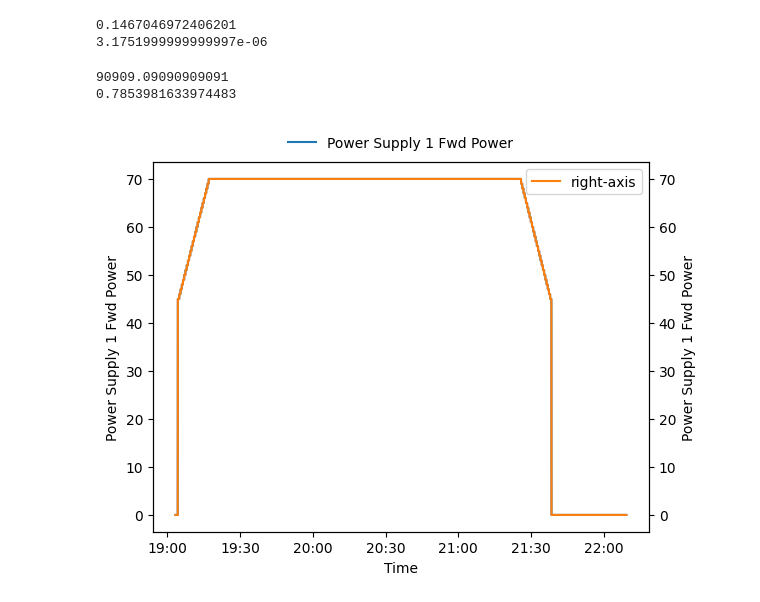
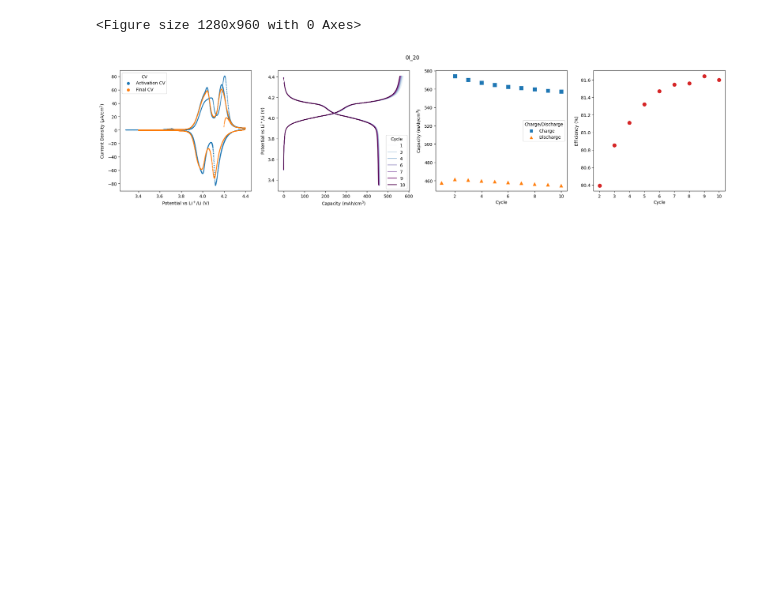
Before and after one commit to ridcil/Code, a Jupyter notebook: sketch.ipynb, the cells around one changed output. Cells and saved outputs as stored; diff of their text form; code cells hidden in the pictures; blank space fills up the shorter version.

```diff
--- a/sketch.ipynb
+++ b/sketch.ipynb
@@ -14,39 +0,0 @@ import seaborn as sns
-# %%
-F = 96485.3321
-def q_th(n, mw):
-    return (n * F) / (3600 * mw)
-lmno_mw = 365.38 / 2
-q_th_lmno = q_th(1, lmno_mw)
-print(q_th_lmno)
-
-print(2268*0.63 * 80 *1e-7 / 3600)
-# %% [output]
-0.1467046972406201
-3.1751999999999997e-06
-# %%
-sigma_pt_bulk = 9.5e6 # S/m  ==>
-def cond(r_sheet, thickness):
-    return 1 / (r_sheet * thickness * 1e-7)
-
-a = cond(2, 55)
-print(a)
-
-print(np.pi * 0.5**2)
-# %% [output]
-90909.09090909091
-0.7853981633974483
-# %%
-path = r'C:\Users\lopezb41\OneDrive - imec\Desktop\test\ITO and Pt 2023.02.28-19.03.17.csv'
-col = ['Power Supply 1 Fwd Power', 'Power Supply 1 DC Bias', 'PC Capman Pressure', 'PC MFC 1 Flow', 'PC MFC 2 Flow', 'PC MFC 3 Flow', 'Power Supply 5 Voltage', 'Power Supply 5 Current', 'Substrate Heater Temperature'] #MFC1 = Ar, MFC2 = N2, MFC3 = O2
-df = pd.read_csv(path, skiprows=3)
-format_string = '%b-%d-%Y %I:%M:%S.%f %p' # Fix datetime stamp
-df['Time'] = [datetime.strptime(i, format_string) for i in df['Time Stamp']]
-
-fig, ax = plt.subplots()
-ax2 = ax2 = ax.twinx()
-sns.lineplot(data = df, x ='Time', y = col[0], ax = ax, label = col[0])
-sns.lineplot(data = df, x ='Time', y = col[0], ax = ax2, color  = 'tab:orange', label = 'right-axis')
-sns.move_legend(ax, "lower center", ncol = 2, bbox_to_anchor=(0.5, 1), frameon = False)
-ax.xaxis.set_major_formatter(mdates.DateFormatter("%H:%M")) # X - axis tick format for date
-# %% [output]
-[figure, removed]
@@ -52,0 +126,6 @@ ax.xaxis.set_major_formatter(mdates.DateFormatter("%H:%M")) # X - axis tick form
+# %%
+path = r'C:\Users\lopezb41\OneDrive - imec\Desktop\Code_Test\0I_20'
+cv, capacity, lith, delith, efficiency = ec(path, 80, 0.785, '0I_20')
+# %% [output]
+<Figure size 1280x960 with 0 Axes>
+[figure, added]
```
Also changed, not shown: parts of 3 cells of this notebook, 3 other files.
